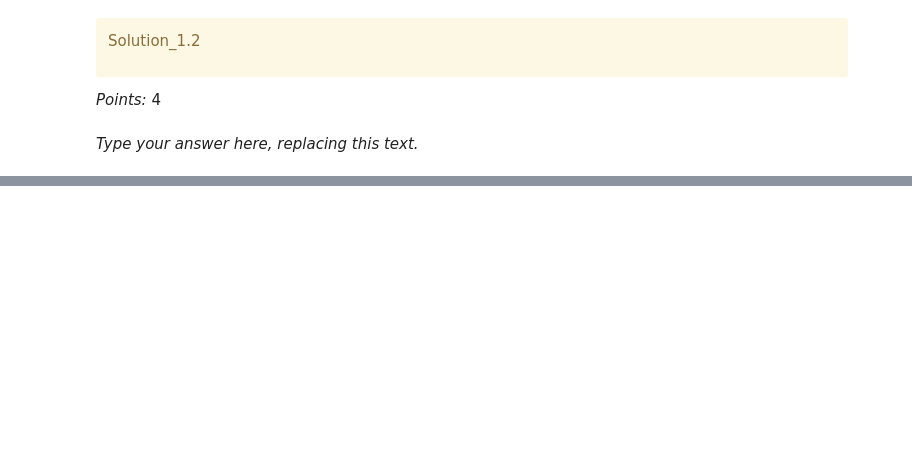
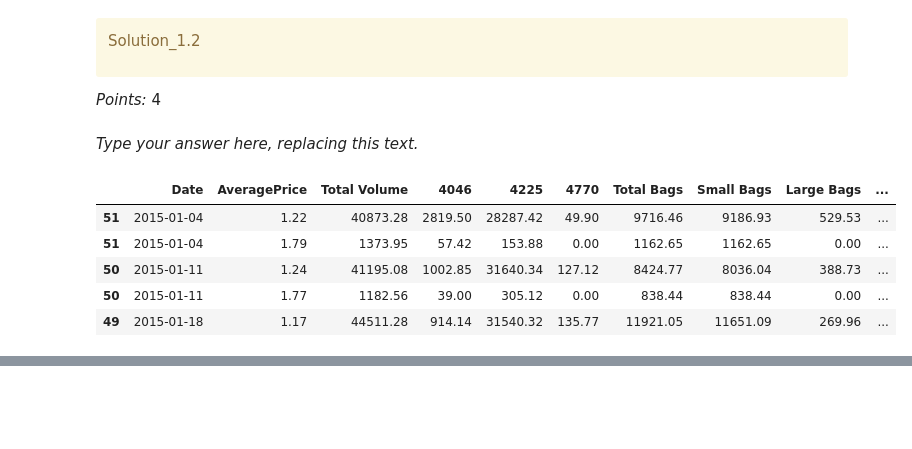
Before and after one commit to RisshailSethi/330_hw8, a Jupyter notebook: hw8.ipynb, the cells around one changed output, grey strips where cells are left out. Saved outputs shown, nothing was run; the diff lists cells and outputs as text; code cells hidden in the pictures; blank space fills up the shorter version.

```diff
--- a/hw8.ipynb
+++ b/hw8.ipynb
@@ -164,0 +155,9 @@ _Type your answer here, replacing this text._
+# %%
+df.sort_values(by=["region","Date"]).head()
+# %% [output]
+|  | Date | AveragePrice | Total Volume | 4046 | 4225 | 4770 | Total Bags | Small Bags | Large Bags | ... |
+| 51 | 2015-01-04 | 1.22 | 40873.28 | 2819.50 | 28287.42 | 49.90 | 9716.46 | 9186.93 | 529.53 | ... |
+| 51 | 2015-01-04 | 1.79 | 1373.95 | 57.42 | 153.88 | 0.00 | 1162.65 | 1162.65 | 0.00 | ... |
+| 50 | 2015-01-11 | 1.24 | 41195.08 | 1002.85 | 31640.34 | 127.12 | 8424.77 | 8036.04 | 388.73 | ... |
+| 50 | 2015-01-11 | 1.77 | 1182.56 | 39.00 | 305.12 | 0.00 | 838.44 | 838.44 | 0.00 | ... |
+| 49 | 2015-01-18 | 1.17 | 44511.28 | 914.14 | 31540.32 | 135.77 | 11921.05 | 11651.09 | 269.96 | ... |
```
Also changed, not shown: parts of 17 cells of this notebook.
